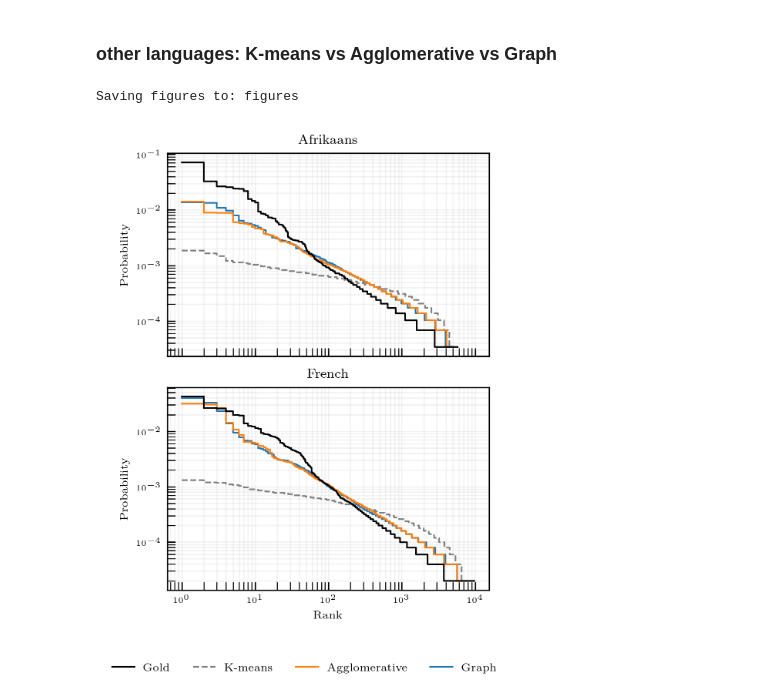
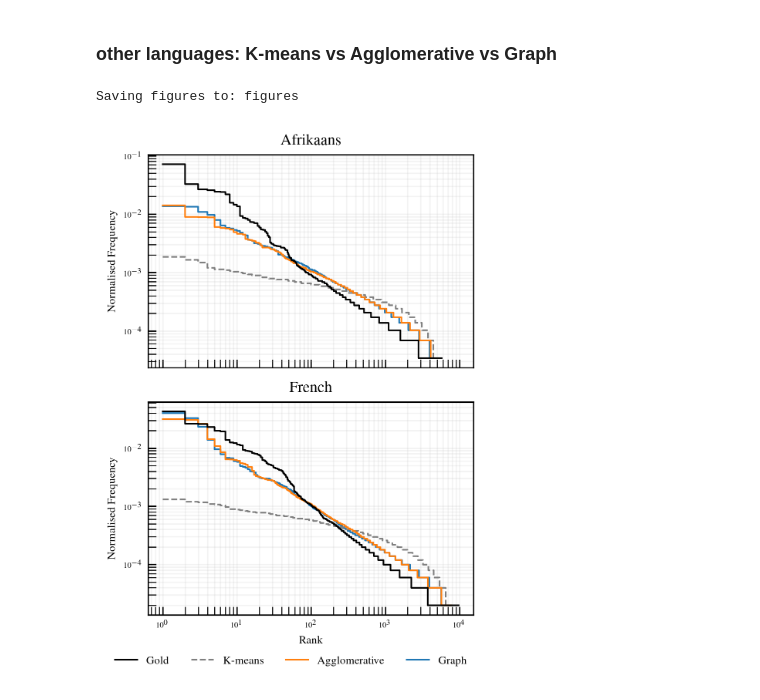
Before and after one commit to adendorffy/zipf-clus, a Jupyter notebook: figs.ipynb, the cells around one changed output. Drawn from its saved outputs; the diff is of its cells as text; code cells hidden in the pictures.

```diff
--- a/figs.ipynb
+++ b/figs.ipynb
@@ -649,6 +650,9 @@ for ax, config in zip(axes, language_configs):
     gt_probs = gt_freqs / gt_freqs.sum()
     gt_ranks = np.arange(1, len(gt_probs) + 1)
 
+    global_max_freq = gt_probs[0]
+    global_max_rank = len(gt_probs)
+
     line, = ax.loglog(
         gt_ranks,
         gt_probs,
@@ -682,33 +686,34 @@ for ax, config in zip(axes, language_configs):
             label=label,
         )
 
         legend_handles.setdefault(label, line)
     ref_ranks = np.logspace(0, np.log10(global_max_rank), 100)
     ref_probs = (global_max_freq * 1.2) / ref_ranks
 
     ax.set_title(config["title"])
-    ax.set_ylabel("Probability")
+    ax.set_ylabel("Normalised Frequency")
     ax.grid(True, which="both", ls="-", alpha=0.15)
     ax.tick_params(direction="in", which="both", length=5)
 
 axes[-1].set_xlabel("Rank")
 
 legend_order = ["Gold", "K-means", "Agglomerative", "Graph"]
 
 fig.legend(
     [legend_handles[label] for label in legend_order if label in legend_handles],
     [label for label in legend_order if label in legend_handles],
     loc="lower center",
+    bbox_to_anchor=(0.5, 0.05),
     ncol=4,
     frameon=False,
 )
 
-plt.tight_layout(rect=[0, 0.08, 1, 1])
+plt.tight_layout(rect=[0, 0.08, 1, 1.05])
 plt.savefig(
     fig_dir / "zipf:french_and_afrikaans.pdf",
     bbox_inches="tight",
 )
 plt.show()
 # %% [output]
 Saving figures to: figures
-[figure, old version]
+[figure, new version]
```
Also changed, not shown: parts of 2 cells of this notebook.
